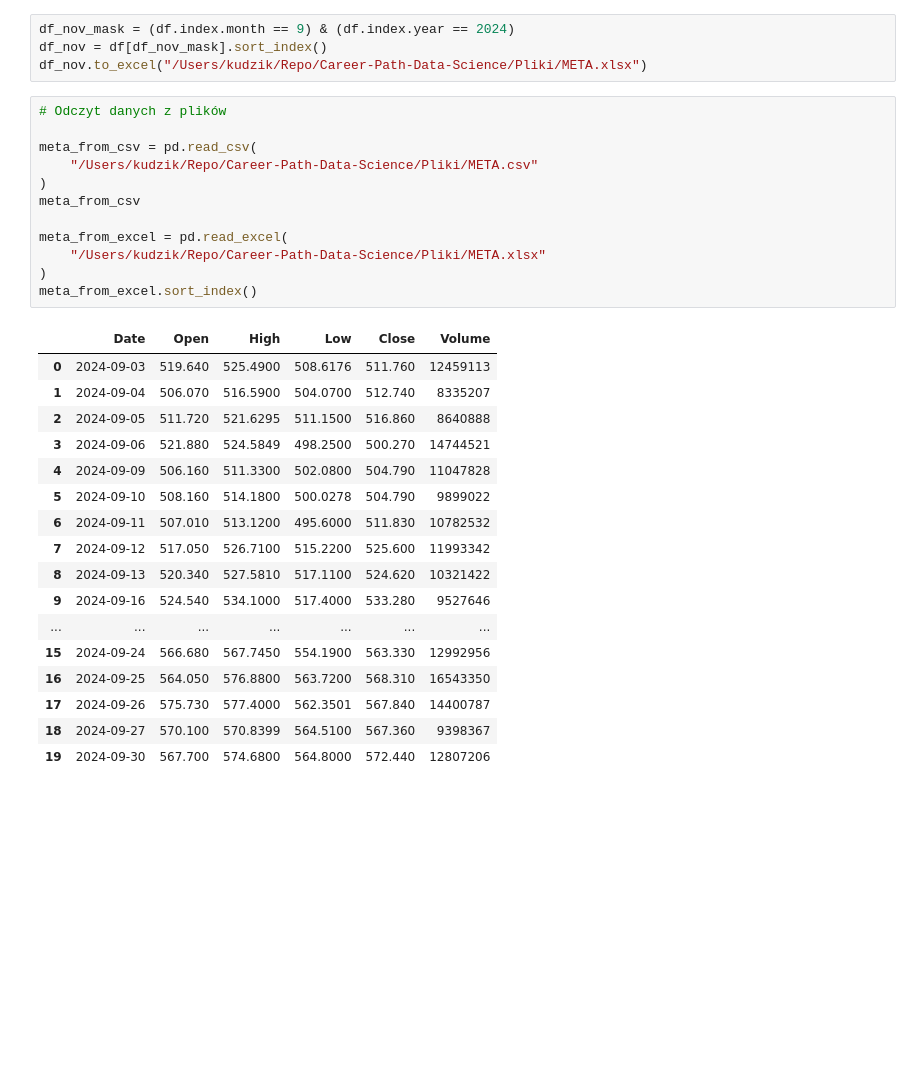
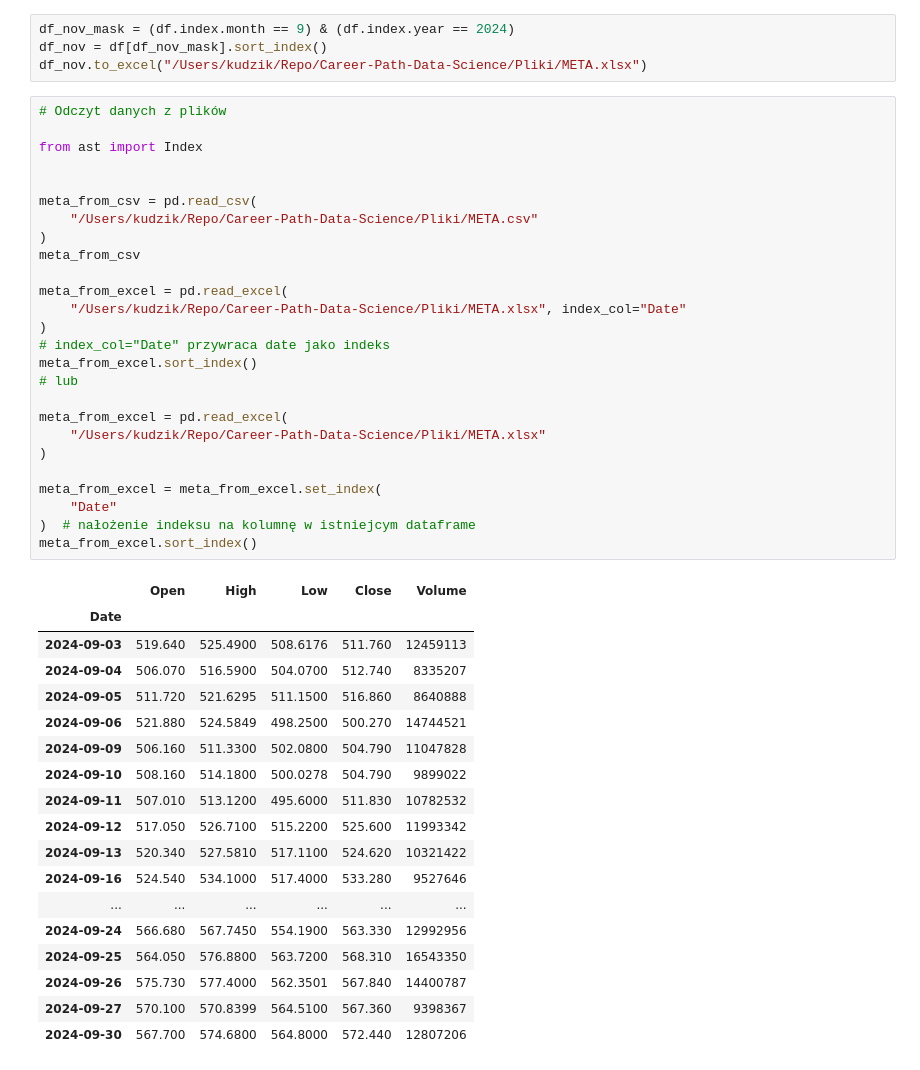
Before and after one commit to kudzik/Career-Path-Data-Science, a Jupyter notebook: Zadania/Zboiry_danych_Pandas.ipynb, the cells around one changed output. Drawn from its saved outputs; the diff is of its cells as text; blank space fills up the shorter version.

```diff
--- a/Zadania/Zboiry_danych_Pandas.ipynb
+++ b/Zadania/Zboiry_danych_Pandas.ipynb
@@ -16,31 +16,46 @@ df_nov = df[df_nov_mask].sort_index()
 df_nov.to_excel("/Users/kudzik/Repo/Career-Path-Data-Science/Pliki/META.xlsx")
 # %%
 # Odczyt danych z plików
+
+from ast import Index
+
 
 meta_from_csv = pd.read_csv(
     "/Users/kudzik/Repo/Career-Path-Data-Science/Pliki/META.csv"
 )
 meta_from_csv
 
 meta_from_excel = pd.read_excel(
+    "/Users/kudzik/Repo/Career-Path-Data-Science/Pliki/META.xlsx", index_col="Date"
+)
+# index_col="Date" przywraca date jako indeks
+meta_from_excel.sort_index()
+# lub
+
+meta_from_excel = pd.read_excel(
     "/Users/kudzik/Repo/Career-Path-Data-Science/Pliki/META.xlsx"
 )
+
+meta_from_excel = meta_from_excel.set_index(
+    "Date"
+)  # nałożenie indeksu na kolumnę w istniejcym dataframe
 meta_from_excel.sort_index()
 # %% [output]
-|  | Date | Open | High | Low | Close | Volume |
-| 0 | 2024-09-03 | 519.640 | 525.4900 | 508.6176 | 511.760 | 12459113 |
-| 1 | 2024-09-04 | 506.070 | 516.5900 | 504.0700 | 512.740 | 8335207 |
-| 2 | 2024-09-05 | 511.720 | 521.6295 | 511.1500 | 516.860 | 8640888 |
-| 3 | 2024-09-06 | 521.880 | 524.5849 | 498.2500 | 500.270 | 14744521 |
-| 4 | 2024-09-09 | 506.160 | 511.3300 | 502.0800 | 504.790 | 11047828 |
-| 5 | 2024-09-10 | 508.160 | 514.1800 | 500.0278 | 504.790 | 9899022 |
-| 6 | 2024-09-11 | 507.010 | 513.1200 | 495.6000 | 511.830 | 10782532 |
-| 7 | 2024-09-12 | 517.050 | 526.7100 | 515.2200 | 525.600 | 11993342 |
-| 8 | 2024-09-13 | 520.340 | 527.5810 | 517.1100 | 524.620 | 10321422 |
-| 9 | 2024-09-16 | 524.540 | 534.1000 | 517.4000 | 533.280 | 9527646 |
-| ... | ... | ... | ... | ... | ... | ... |
-| 15 | 2024-09-24 | 566.680 | 567.7450 | 554.1900 | 563.330 | 12992956 |
-| 16 | 2024-09-25 | 564.050 | 576.8800 | 563.7200 | 568.310 | 16543350 |
-| 17 | 2024-09-26 | 575.730 | 577.4000 | 562.3501 | 567.840 | 14400787 |
-| 18 | 2024-09-27 | 570.100 | 570.8399 | 564.5100 | 567.360 | 9398367 |
-| 19 | 2024-09-30 | 567.700 | 574.6800 | 564.8000 | 572.440 | 12807206 |
+|  | Open | High | Low | Close | Volume |
+| Date |  |  |  |  |  |
+| 2024-09-03 | 519.640 | 525.4900 | 508.6176 | 511.760 | 12459113 |
+| 2024-09-04 | 506.070 | 516.5900 | 504.0700 | 512.740 | 8335207 |
+| 2024-09-05 | 511.720 | 521.6295 | 511.1500 | 516.860 | 8640888 |
+| 2024-09-06 | 521.880 | 524.5849 | 498.2500 | 500.270 | 14744521 |
+| 2024-09-09 | 506.160 | 511.3300 | 502.0800 | 504.790 | 11047828 |
+| 2024-09-10 | 508.160 | 514.1800 | 500.0278 | 504.790 | 9899022 |
+| 2024-09-11 | 507.010 | 513.1200 | 495.6000 | 511.830 | 10782532 |
+| 2024-09-12 | 517.050 | 526.7100 | 515.2200 | 525.600 | 11993342 |
+| 2024-09-13 | 520.340 | 527.5810 | 517.1100 | 524.620 | 10321422 |
+| 2024-09-16 | 524.540 | 534.1000 | 517.4000 | 533.280 | 9527646 |
+| ... | ... | ... | ... | ... | ... |
+| 2024-09-24 | 566.680 | 567.7450 | 554.1900 | 563.330 | 12992956 |
+| 2024-09-25 | 564.050 | 576.8800 | 563.7200 | 568.310 | 16543350 |
+| 2024-09-26 | 575.730 | 577.4000 | 562.3501 | 567.840 | 14400787 |
+| 2024-09-27 | 570.100 | 570.8399 | 564.5100 | 567.360 | 9398367 |
+| 2024-09-30 | 567.700 | 574.6800 | 564.8000 | 572.440 | 12807206 |
```
Also changed, not shown: parts of 11 cells of this notebook, 4 other files.
